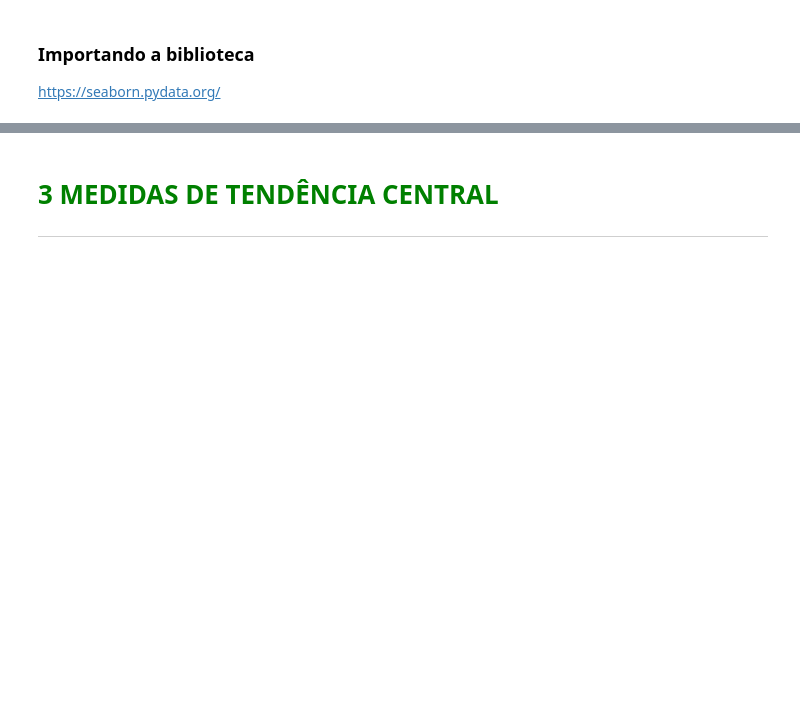
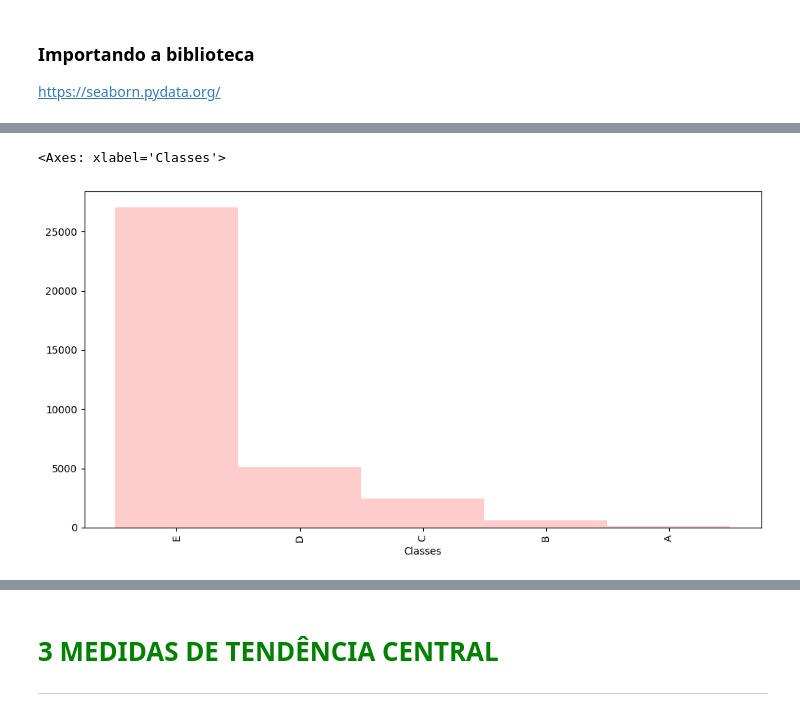
Before and after one commit to brennomongero/alura-git, a Jupyter notebook: Curso_de_Estatística_Curso_de_Estatística_Parte_1.ipynb, the cells around one changed output, grey strips where cells are left out. Cells and saved outputs as stored; diff of their text form; code cells hidden in the pictures; blank space fills up the shorter version.

```diff
--- a/Curso_de_Estatística_Curso_de_Estatística_Parte_1.ipynb
+++ b/Curso_de_Estatística_Curso_de_Estatística_Parte_1.ipynb
@@ -347,0 +362,21 @@ https://pandas.pydata.org/pandas-docs/version/0.22/generated/pandas.cut.html
+# %%
+classes = [dados.Renda.min(), 1576, 3152, 7880, 15760, dados.Renda.max()]
+labels = ['E', 'D', 'C', 'B', 'A']
+
+renda_freq = pd.value_counts(
+    pd.cut(x= dados.Renda,
+       bins = classes,
+       labels = labels,
+       include_lowest = True))
+
+renda_porcent = pd.value_counts(
+    pd.cut(x= dados.Renda,
+       bins = classes,
+       labels = labels,
+       include_lowest = True),
+normalize = True) * 100
+
+dist_renda_quant = pd.DataFrame({'Frequência': renda_freq, '%': renda_porcent})
+dist_renda_quant.rename_axis(index= 'Classes', axis = 'columns', inplace = True)
+#dist_renda_quant.sort_index(ascending = False, inplace = True)
+dist_renda_quant
@@ -371,0 +510,5 @@ https://seaborn.pydata.org/
+# %%
+dist_renda_quant.Frequência.plot.bar(width=1, color = 'red', alpha = 0.2, figsize=(12,6))
+# %% [output]
+<Axes: xlabel='Classes'>
+[figure, added]
```
Also changed, not shown: parts of 12 cells of this notebook.
